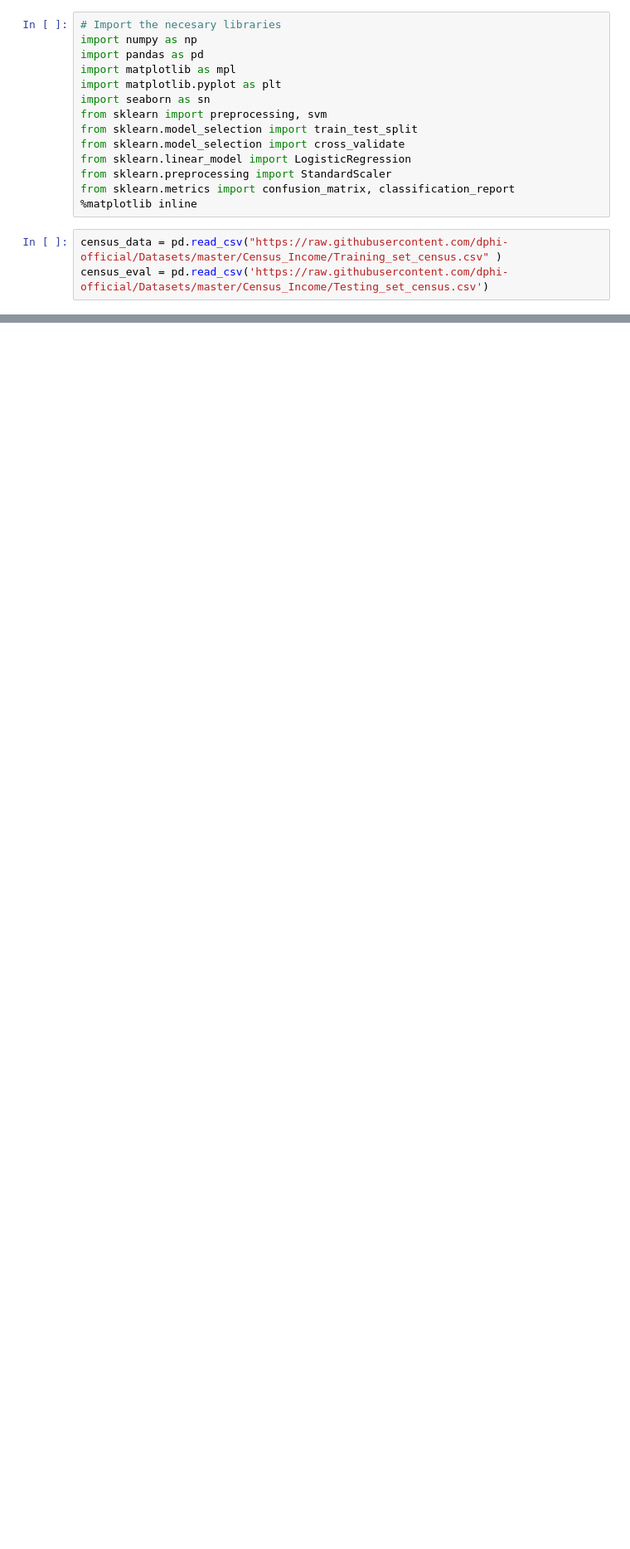
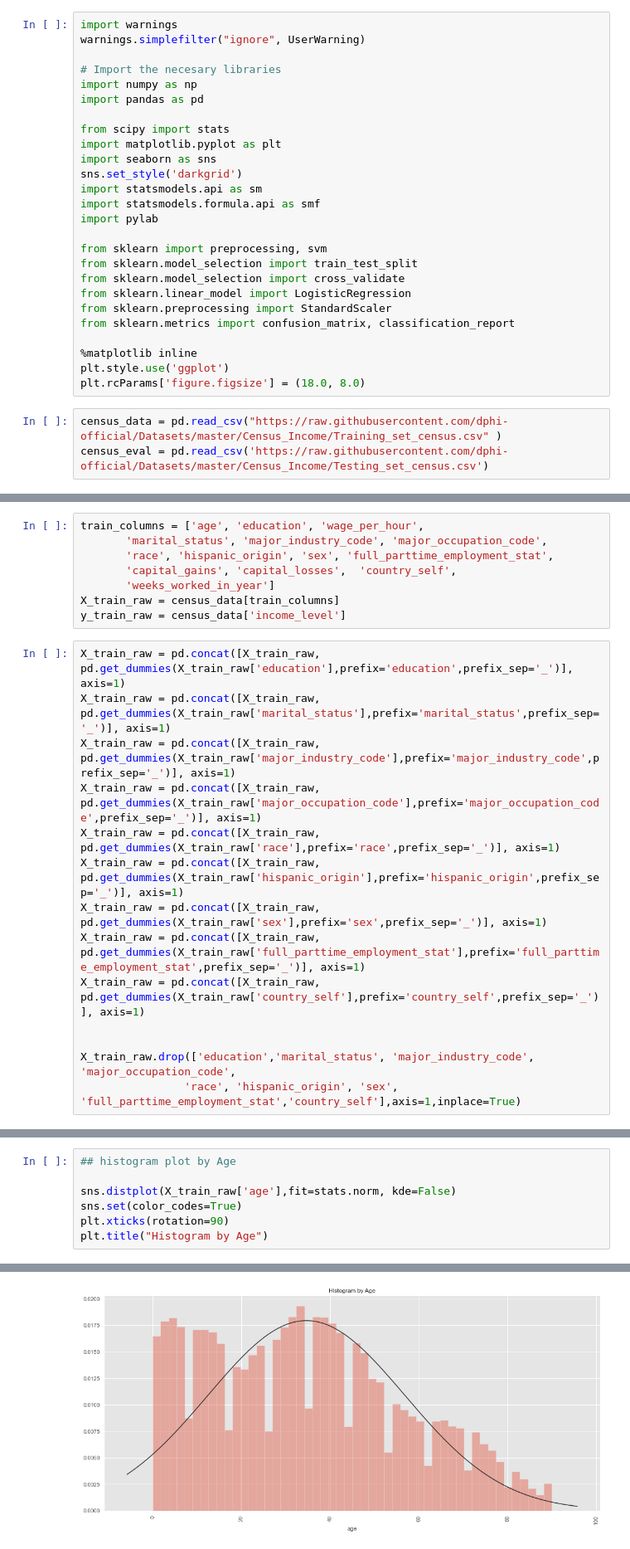
Before and after one commit to lbenetton/USCensusIncome, a Jupyter notebook: notebooks/USCensusIncome.ipynb, the cells around one changed output, grey strips where cells are left out. Shown at 83% size. Saved outputs shown, nothing was run; the diff lists cells and outputs as text; blank space fills up the shorter version.

Commit message:
Data Preprocessing

```diff
--- a/notebooks/USCensusIncome.ipynb
+++ b/notebooks/USCensusIncome.ipynb
@@ -1,17 +1,29 @@
 # %%
+import warnings
+warnings.simplefilter("ignore", UserWarning)
+
 # Import the necesary libraries
 import numpy as np
 import pandas as pd
-import matplotlib as mpl
+
+from scipy import stats
 import matplotlib.pyplot as plt
-import seaborn as sn
+import seaborn as sns
+sns.set_style('darkgrid')
+import statsmodels.api as sm
+import statsmodels.formula.api as smf
+import pylab
+
 from sklearn import preprocessing, svm
 from sklearn.model_selection import train_test_split
 from sklearn.model_selection import cross_validate
 from sklearn.linear_model import LogisticRegression
 from sklearn.preprocessing import StandardScaler
 from sklearn.metrics import confusion_matrix, classification_report
+
 %matplotlib inline
+plt.style.use('ggplot')
+plt.rcParams['figure.figsize'] = (18.0, 8.0)
 # %%
 census_data = pd.read_csv("https://raw.githubusercontent.com/dphi-official/Datasets/master/Census_Income/Training_set_census.csv" )
 census_eval = pd.read_csv('https://raw.githubusercontent.com/dphi-official/Datasets/master/Census_Income/Testing_set_census.csv')
@@ -55,0 +52,22 @@ memory usage: 62.6+ MB
+# %%
+train_columns = ['age', 'education', 'wage_per_hour',
+       'marital_status', 'major_industry_code', 'major_occupation_code',
+       'race', 'hispanic_origin', 'sex', 'full_parttime_employment_stat',
+       'capital_gains', 'capital_losses',  'country_self',
+       'weeks_worked_in_year']
+X_train_raw = census_data[train_columns]
+y_train_raw = census_data['income_level']
+# %%
+X_train_raw = pd.concat([X_train_raw, pd.get_dummies(X_train_raw['education'],prefix='education',prefix_sep='_')], axis=1)
+X_train_raw = pd.concat([X_train_raw, pd.get_dummies(X_train_raw['marital_status'],prefix='marital_status',prefix_sep='_')], axis=1)
+X_train_raw = pd.concat([X_train_raw, pd.get_dummies(X_train_raw['major_industry_code'],prefix='major_industry_code',prefix_sep='_')], axis=1)
+X_train_raw = pd.concat([X_train_raw, pd.get_dummies(X_train_raw['major_occupation_code'],prefix='major_occupation_code',prefix_sep='_')], axis=1)
+X_train_raw = pd.concat([X_train_raw, pd.get_dummies(X_train_raw['race'],prefix='race',prefix_sep='_')], axis=1)
+X_train_raw = pd.concat([X_train_raw, pd.get_dummies(X_train_raw['hispanic_origin'],prefix='hispanic_origin',prefix_sep='_')], axis=1)
+X_train_raw = pd.concat([X_train_raw, pd.get_dummies(X_train_raw['sex'],prefix='sex',prefix_sep='_')], axis=1)
+X_train_raw = pd.concat([X_train_raw, pd.get_dummies(X_train_raw['full_parttime_employment_stat'],prefix='full_parttime_employment_stat',prefix_sep='_')], axis=1)
+X_train_raw = pd.concat([X_train_raw, pd.get_dummies(X_train_raw['country_self'],prefix='country_self',prefix_sep='_')], axis=1)
+
+
+X_train_raw.drop(['education','marital_status', 'major_industry_code', 'major_occupation_code',
+                'race', 'hispanic_origin', 'sex', 'full_parttime_employment_stat','country_self'],axis=1,inplace=True)
@@ -55,0 +84,8 @@ memory usage: 62.6+ MB
+# %%
+## histogram plot by Age
+
+sns.distplot(X_train_raw['age'],fit=stats.norm, kde=False)
+sns.set(color_codes=True)
+plt.xticks(rotation=90)
+plt.title("Histogram by Age")
+# %% [output]
@@ -55,0 +93 @@ memory usage: 62.6+ MB
+[figure, added]
```
Also changed, not shown: parts of 8 cells of this notebook.
